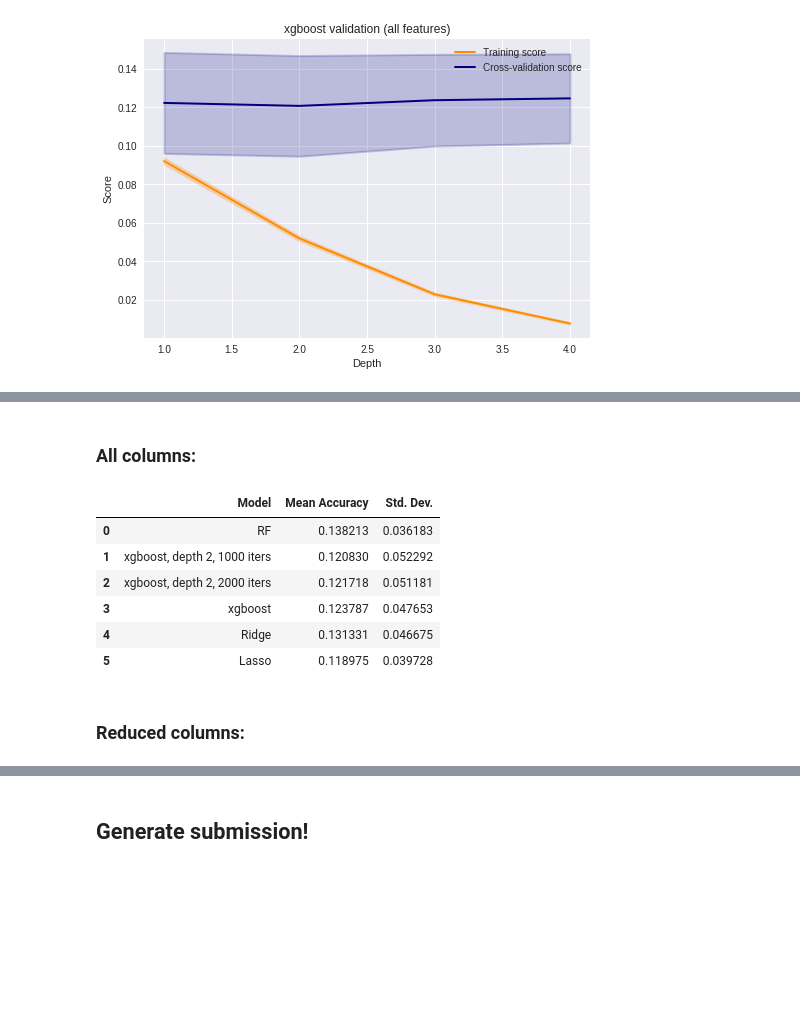
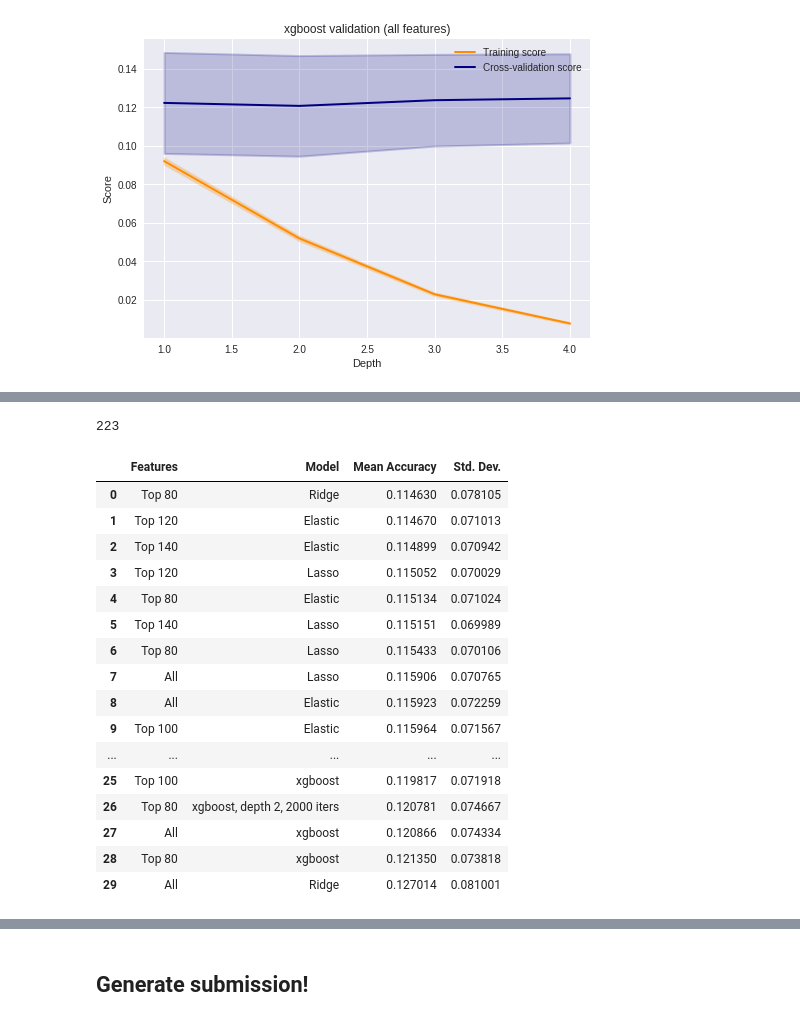
Before and after one commit to Hodapp87/kaggle-house-prices, a Jupyter notebook: Scratch for House Prices competition on Kaggle.ipynb, the cells around one changed output, grey strips where cells are left out. Saved outputs shown, nothing was run; the diff lists cells and outputs as text; code cells hidden in the pictures; blank space fills up the shorter version.

```diff
--- a/Scratch for House Prices competition on Kaggle.ipynb
+++ b/Scratch for House Prices competition on Kaggle.ipynb
@@ -595,6 +597,6 @@ fig = features.iloc[40::-1,:].plot.barh(x="Feature", y="LogImportance", figsize=
 # %%
-cols_reduced = list(features.Feature)
-train_X_top = train_X_all[cols_reduced]
+cols_by_importance = list(features.Feature)
+train_X_top100 = train_X_all[cols_by_importance[:100]]
 # %% [markdown]
 ## Try some models...
 # %%
@@ -826,0 +827,4 @@ Min error 0.12082981876952292 at depth=2
+# %%
+en = sklearn.linear_model.ElasticNetCV(l1_ratio = [.1, .5, .7, .9, .95, .99, 1])
+# All data:
+en.fit(train_X_all, train_Y)
@@ -826,0 +841,3 @@ Min error 0.12082981876952292 at depth=2
+# %%
+# Reduced data:
+en.fit(train_X_top100, train_Y)
@@ -827,35 +857,59 @@ Min error 0.12082981876952292 at depth=2
 # %%
 models = {
+    "Elastic": sklearn.linear_model.ElasticNet(alpha=0.004, l1_ratio=1.0),
     "Lasso": sklearn.linear_model.Lasso(alpha=0.0046),
     "Ridge": rr,
     "xgboost": xgboost.sklearn.XGBRegressor(nthread=-1, seed=12345, n_estimators=1000, learning_rate=0.1),
     "xgboost, depth 2, 1000 iters": xgboost.sklearn.XGBRegressor(nthread=-1, seed=12345, n_estimators=1000, max_depth=2, learning_rate=0.1),
     "xgboost, depth 2, 2000 iters": xgboost.sklearn.XGBRegressor(nthread=-1, seed=12345, n_estimators=2000, max_depth=2, learning_rate=0.1),
-    "RF": sklearn.ensemble.RandomForestRegressor(n_estimators=100, n_jobs=-1)
+    #"RF": sklearn.ensemble.RandomForestRegressor(n_estimators=100, n_jobs=-1)
 }
-# %% [markdown]
-### All columns:
+# %%
+len(cols_by_importance)
+# %% [output]
+223
 # %%
 data = []
 for name in models:
+    # All features:
     scores = sklearn.model_selection.cross_val_score(
         models[name],
         train_X_all,
         train_Y,
         scoring=rmse,
-        cv=10)
-    data.append((name, scores.mean(), scores.std() * 2))
+        cv=50)
+    data.append(("All", name, scores.mean(), scores.std() * 2))
+    # Reduced features:
+    for num_features in (80, 100, 120, 140):
+        scores = sklearn.model_selection.cross_val_score(
+            models[name],
+            train_X_all[cols_by_importance[:num_features]],
+            train_Y,
+            scoring=rmse,
+            cv=50)
+        data.append(("Top {0}".format(num_features),
+                     name, scores.mean(), scores.std() * 2))
 data = pandas.DataFrame.from_records(
-    data, columns=("Model", "Mean Accuracy", "Std. Dev."))
-data.reset_index(drop=True).sort_values("Model", inplace=True)
+    data,
+    columns=("Features", "Model", "Mean Accuracy", "Std. Dev.")).\
+    sort_values("Mean Accuracy").\
+    reset_index(drop=True)
 data
 # %% [output]
-|  | Model | Mean Accuracy | Std. Dev. |
-| 0 | RF | 0.138213 | 0.036183 |
-| 1 | xgboost, depth 2, 1000 iters | 0.120830 | 0.052292 |
-| 2 | xgboost, depth 2, 2000 iters | 0.121718 | 0.051181 |
-| 3 | xgboost | 0.123787 | 0.047653 |
-| 4 | Ridge | 0.131331 | 0.046675 |
-| 5 | Lasso | 0.118975 | 0.039728 |
+|  | Features | Model | Mean Accuracy | Std. Dev. |
+| 0 | Top 80 | Ridge | 0.114630 | 0.078105 |
+| 1 | Top 120 | Elastic | 0.114670 | 0.071013 |
+| 2 | Top 140 | Elastic | 0.114899 | 0.070942 |
+| 3 | Top 120 | Lasso | 0.115052 | 0.070029 |
+| 4 | Top 80 | Elastic | 0.115134 | 0.071024 |
+| 5 | Top 140 | Lasso | 0.115151 | 0.069989 |
+| 6 | Top 80 | Lasso | 0.115433 | 0.070106 |
+| 7 | All | Lasso | 0.115906 | 0.070765 |
+| 8 | All | Elastic | 0.115923 | 0.072259 |
+| 9 | Top 100 | Elastic | 0.115964 | 0.071567 |
+| ... | ... | ... | ... | ... |
+| 25 | Top 100 | xgboost | 0.119817 | 0.071918 |
+| 26 | Top 80 | xgboost, depth 2, 2000 iters | 0.120781 | 0.074667 |
+| 27 | All | xgboost | 0.120866 | 0.074334 |
+| 28 | Top 80 | xgboost | 0.121350 | 0.073818 |
+| 29 | All | Ridge | 0.127014 | 0.081001 |
-# %% [markdown]
-### Reduced columns:
```
Also changed, not shown: parts of 18 cells of this notebook.
